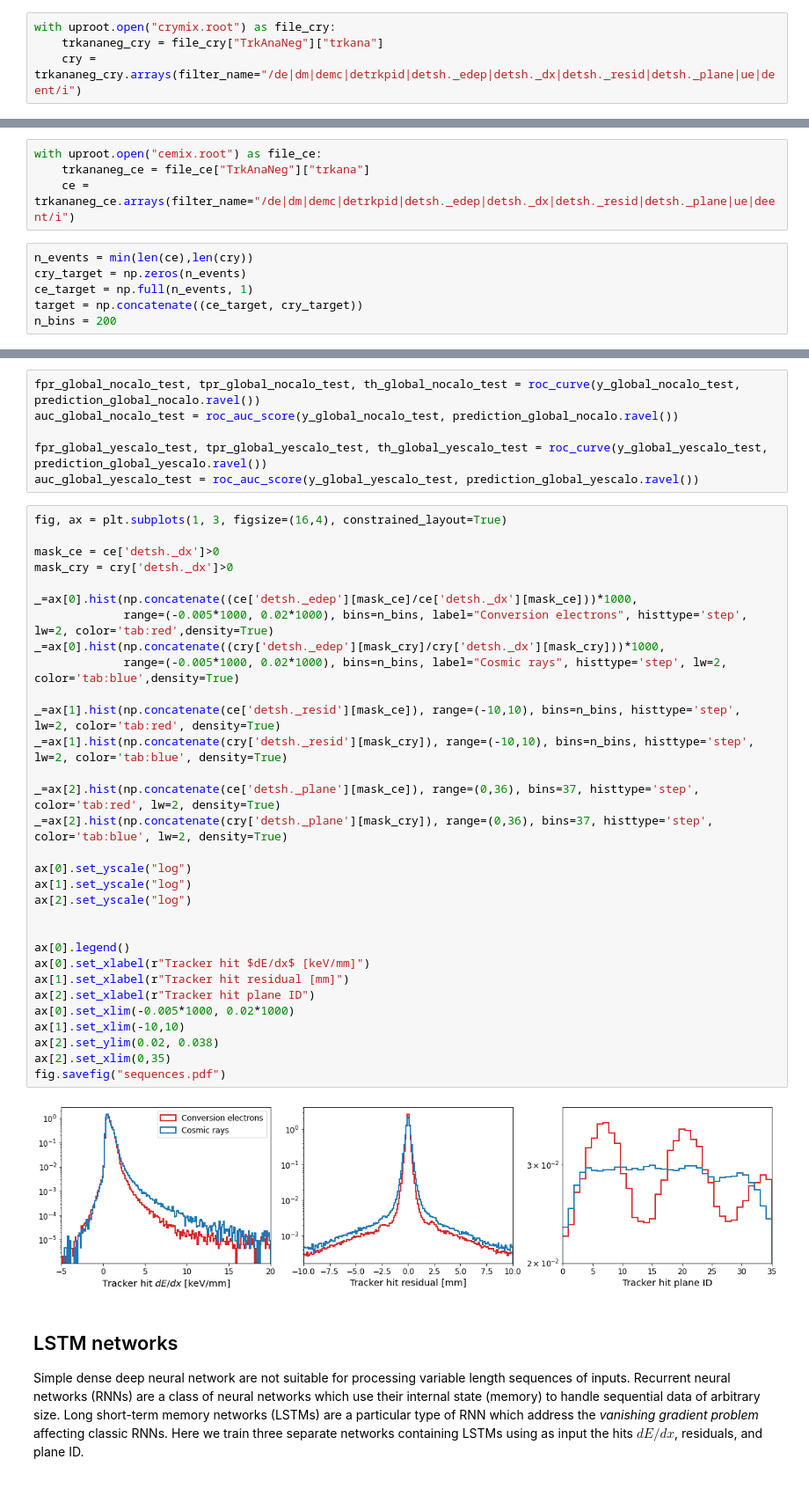
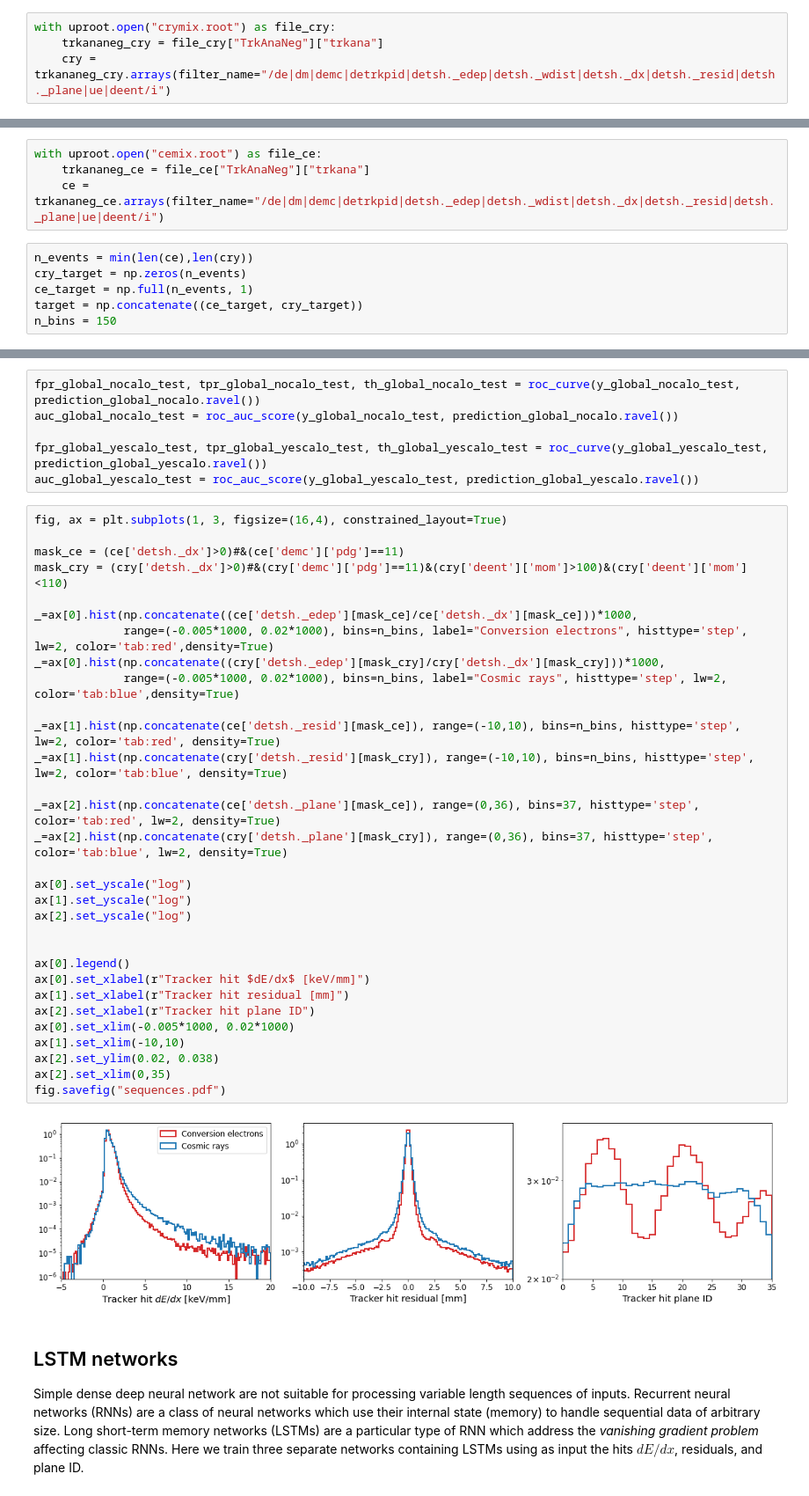
Before and after one commit to soleti/DeePID, a Jupyter notebook: DeePID.ipynb, the cells around one changed output, grey strips where cells are left out. Shown at 88% size. Cells and saved outputs as stored; diff of their text form.

```diff
--- a/DeePID.ipynb
+++ b/DeePID.ipynb
@@ -37,19 +37,19 @@ global_vars = ['DeltaE', 'ClusterLength', 'RPOCA', 'TrackDirection', 'DeltaT']
 # %%
 with uproot.open("crymix.root") as file_cry:
     trkananeg_cry = file_cry["TrkAnaNeg"]["trkana"]
-    cry = trkananeg_cry.arrays(filter_name="/de|dm|demc|detrkpid|detsh._edep|detsh._dx|detsh._resid|detsh._plane|ue|deent/i")
+    cry = trkananeg_cry.arrays(filter_name="/de|dm|demc|detrkpid|detsh._edep|detsh._wdist|detsh._dx|detsh._resid|detsh._plane|ue|deent/i")
 # %%
 ![[ ! -f cemix.root ]] && wget https://portal.nersc.gov/project/m3712/data/deepid/cemix.root
 # %%
 with uproot.open("cemix.root") as file_ce:
     trkananeg_ce = file_ce["TrkAnaNeg"]["trkana"]
-    ce = trkananeg_ce.arrays(filter_name="/de|dm|demc|detrkpid|detsh._edep|detsh._dx|detsh._resid|detsh._plane|ue|deent/i")
+    ce = trkananeg_ce.arrays(filter_name="/de|dm|demc|detrkpid|detsh._edep|detsh._wdist|detsh._dx|detsh._resid|detsh._plane|ue|deent/i")
 # %%
 n_events = min(len(ce),len(cry))
 cry_target = np.zeros(n_events)
 ce_target = np.full(n_events, 1)
 target = np.concatenate((ce_target, cry_target))
-n_bins = 200
+n_bins = 150
 # %%
 scaler = StandardScaler()
 new_vars = global_vars.copy()
@@ -189,36 +233,36 @@ auc_global_yescalo_test = roc_auc_score(y_global_yescalo_test, prediction_global
 # %%
 fig, ax = plt.subplots(1, 3, figsize=(16,4), constrained_layout=True)
 
-mask_ce = ce['detsh._dx']>0
-mask_cry = cry['detsh._dx']>0
+mask_ce = (ce['detsh._dx']>0)#&(ce['demc']['pdg']==11)
+mask_cry = (cry['detsh._dx']>0)#&(cry['demc']['pdg']==11)&(cry['deent']['mom']>100)&(cry['deent']['mom']<110)
 
 _=ax[0].hist(np.concatenate((ce['detsh._edep'][mask_ce]/ce['detsh._dx'][mask_ce]))*1000,
              range=(-0.005*1000, 0.02*1000), bins=n_bins, label="Conversion electrons", histtype='step', lw=2, color='tab:red',density=True)
 _=ax[0].hist(np.concatenate((cry['detsh._edep'][mask_cry]/cry['detsh._dx'][mask_cry]))*1000,
              range=(-0.005*1000, 0.02*1000), bins=n_bins, label="Cosmic rays", histtype='step', lw=2, color='tab:blue',density=True)
 
 _=ax[1].hist(np.concatenate(ce['detsh._resid'][mask_ce]), range=(-10,10), bins=n_bins, histtype='step', lw=2, color='tab:red', density=True)
 _=ax[1].hist(np.concatenate(cry['detsh._resid'][mask_cry]), range=(-10,10), bins=n_bins, histtype='step', lw=2, color='tab:blue', density=True)
 
 _=ax[2].hist(np.concatenate(ce['detsh._plane'][mask_ce]), range=(0,36), bins=37, histtype='step', color='tab:red', lw=2, density=True)
 _=ax[2].hist(np.concatenate(cry['detsh._plane'][mask_cry]), range=(0,36), bins=37, histtype='step', color='tab:blue', lw=2, density=True)
 
 ax[0].set_yscale("log")
 ax[1].set_yscale("log")
 ax[2].set_yscale("log")
 
 
 ax[0].legend()
 ax[0].set_xlabel(r"Tracker hit $dE/dx$ [keV/mm]")
 ax[1].set_xlabel(r"Tracker hit residual [mm]")
 ax[2].set_xlabel(r"Tracker hit plane ID")
 ax[0].set_xlim(-0.005*1000, 0.02*1000)
 ax[1].set_xlim(-10,10)
 ax[2].set_ylim(0.02, 0.038)
 ax[2].set_xlim(0,35)
 fig.savefig("sequences.pdf")
 # %% [output]
-[figure, old version]
+[figure, new version]
 # %% [markdown]
 ## LSTM networks
 Simple dense deep neural network are not suitable for processing variable length sequences of inputs. Recurrent neural networks (RNNs) are a class of neural networks which use their internal state (memory) to handle sequential data of arbitrary size. Long short-term memory networks (LSTMs) are a particular type of RNN which address the _vanishing gradient problem_ affecting classic RNNs. Here we train three separate networks containing LSTMs using as input the hits $dE/dx$, residuals, and plane ID.
```
Also changed, not shown: parts of 42 cells of this notebook, 1 other file.
